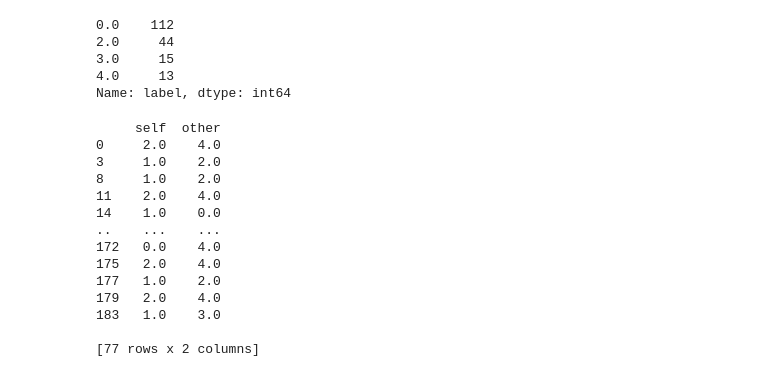
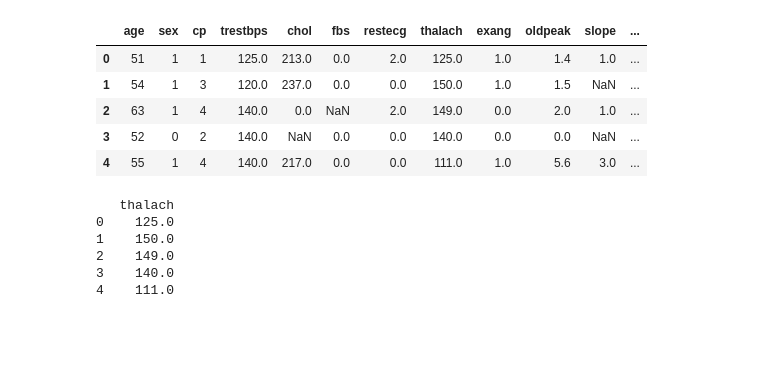
Before and after one commit to nachoreyesv/DATA_PROJECT_3, a Jupyter notebook: Ejecutable/Tumup/try3.ipynb, the cells around one changed output. Drawn from its saved outputs; the diff is of its cells as text; code cells hidden in the pictures; blank space fills up the shorter version.

```diff
--- a/Ejecutable/Tumup/try3.ipynb
+++ b/Ejecutable/Tumup/try3.ipynb
@@ -926,8 +30,0 @@ predicted_df5
-# %%
-predicted_df5['label'].value_counts()
-# %% [output]
-0.0    112
-2.0     44
-3.0     15
-4.0     13
-Name: label, dtype: int64
@@ -948,20 +31,24 @@ dfactualtry = pd.read_csv('tryX_data.csv')
-# %%
-difference = dfbesttry['label'].compare(dfactualtry['label'])
-difference = difference[difference['self']!= difference ['other']]
-
-print(difference)
-# %% [output]
-     self  other
-0     2.0    4.0
-3     1.0    2.0
-8     1.0    2.0
-11    2.0    4.0
-14    1.0    0.0
-..    ...    ...
-172   0.0    4.0
-175   2.0    4.0
-177   1.0    2.0
-179   2.0    4.0
-183   1.0    3.0
-
-[77 rows x 2 columns]
+# %%
+df4.head()
+# %% [output]
+|  | age | sex | cp | trestbps | chol | fbs | restecg | thalach | exang | oldpeak | slope | ... |
+| 0 | 51 | 1 | 1 | 125.0 | 213.0 | 0.0 | 2.0 | 125.0 | 1.0 | 1.4 | 1.0 | ... |
+| 1 | 54 | 1 | 3 | 120.0 | 237.0 | 0.0 | 0.0 | 150.0 | 1.0 | 1.5 | NaN | ... |
+| 2 | 63 | 1 | 4 | 140.0 | 0.0 | NaN | 2.0 | 149.0 | 0.0 | 2.0 | 1.0 | ... |
+| 3 | 52 | 0 | 2 | 140.0 | NaN | 0.0 | 0.0 | 140.0 | 0.0 | 0.0 | NaN | ... |
+| 4 | 55 | 1 | 4 | 140.0 | 217.0 | 0.0 | 0.0 | 111.0 | 1.0 | 5.6 | 3.0 | ... |
+# %%
+media_thalach = df4['thalach'].mean()
+
+# Rellenar los NaN con la media calculada
+df4['thalach'].fillna(value=media_thalach, inplace=True)
+
+# Mostrar los primeros registros para verificar el resultado
+print(df4[['thalach']].head())
+# %% [output]
+   thalach
+0    125.0
+1    150.0
+2    149.0
+3    140.0
+4    111.0
```
Also changed, not shown: parts of 113 cells of this notebook, 10 other files.
